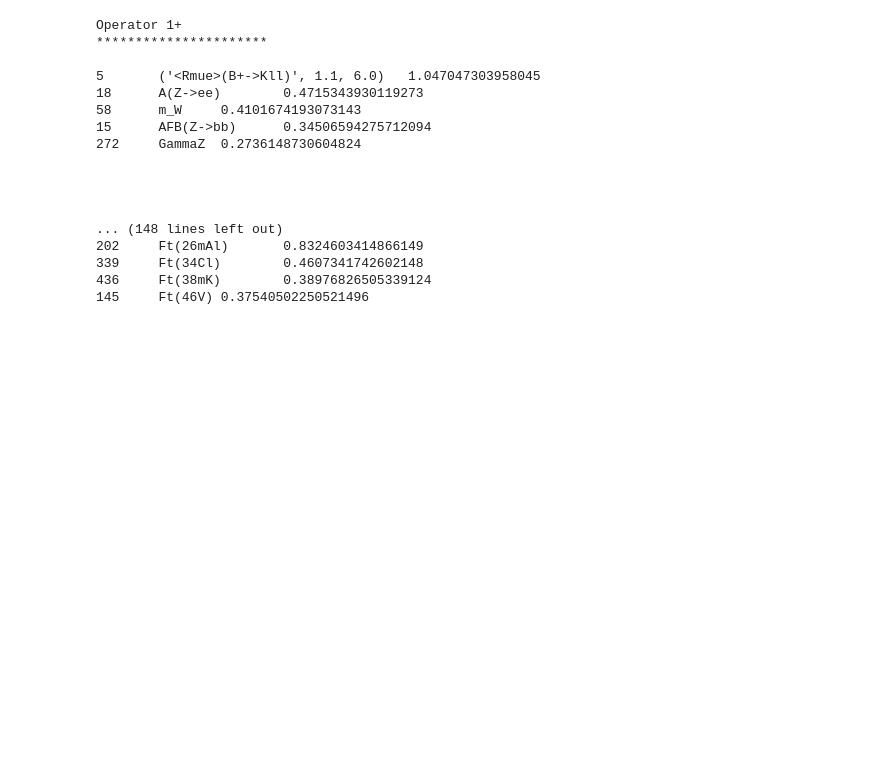
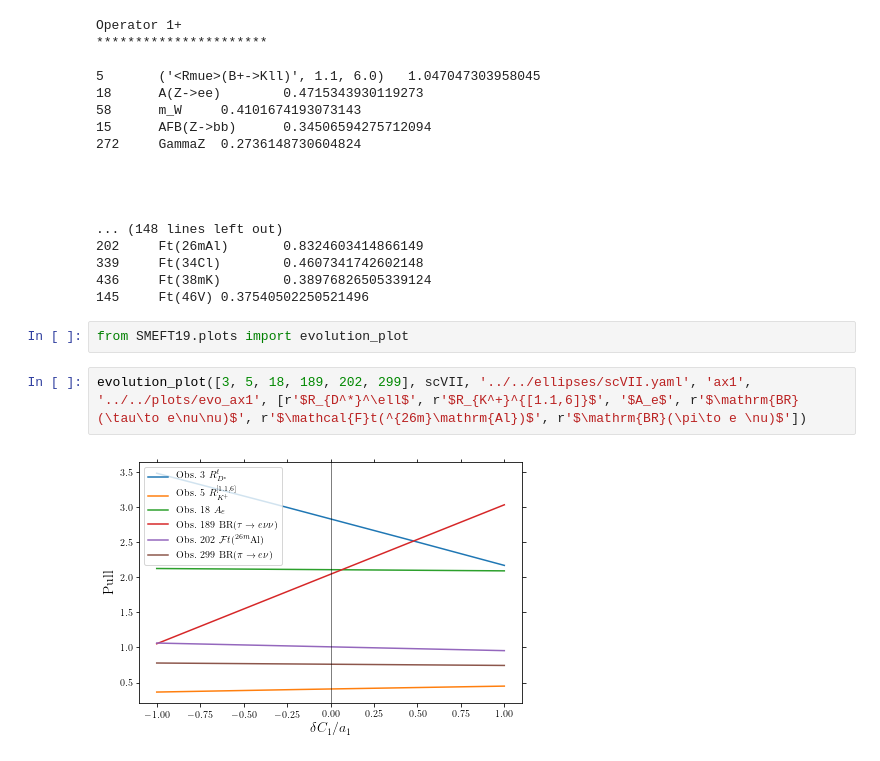
Before and after one commit to Jorge-Alda/SMEFT19, a Jupyter notebook: jupyter/PaperSMEFT/04_ScenarioVII.ipynb, the cells around one changed output. Cells and saved outputs as stored; diff of their text form; blank space fills up the shorter version.

Commit message:
Evolution of the pulls for some observables in Scenario VII

```diff
--- a/jupyter/PaperSMEFT/04_ScenarioVII.ipynb
+++ b/jupyter/PaperSMEFT/04_ScenarioVII.ipynb
@@ -169,3 +169,9 @@ Operator 1+
 339     Ft(34Cl)        0.4607341742602148
 436     Ft(38mK)        0.38976826505339124
 145     Ft(46V) 0.37540502250521496
+# %%
+from SMEFT19.plots import evolution_plot
+# %%
+evolution_plot([3, 5, 18, 189, 202, 299], scVII, '../../ellipses/scVII.yaml', 'ax1', '../../plots/evo_ax1', [r'$R_{D^*}^\ell$', r'$R_{K^+}^{[1.1,6]}$', '$A_e$', r'$\mathrm{BR}(\tau\to e\nu\nu)$', r'$\mathcal{F}t(^{26m}\mathrm{Al})$', r'$\mathrm{BR}(\pi\to e \nu)$'])
+# %% [output]
+[figure, added]
```
Also changed, not shown: parts of 3 cells of this notebook, 9 other files.
